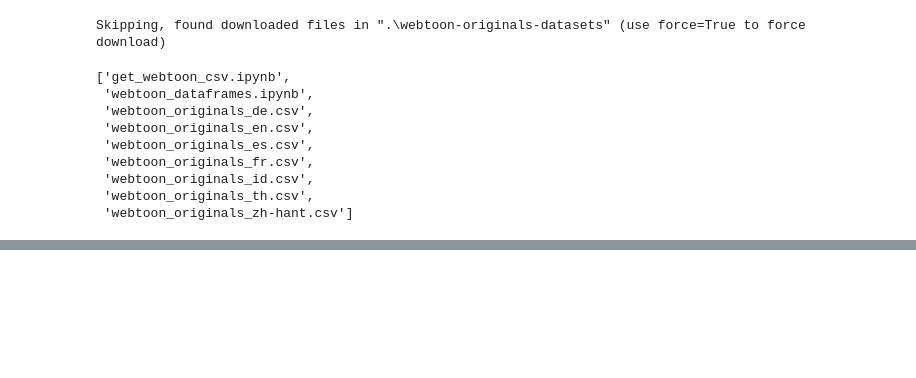
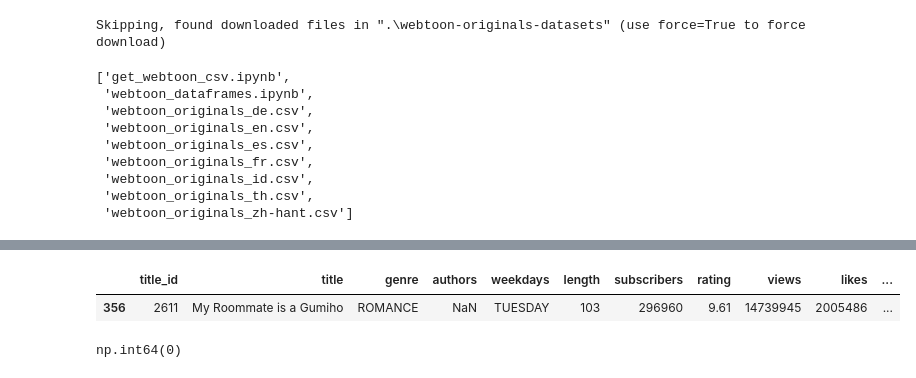
Before and after one commit to lauranikulski/tableau_python, a Jupyter notebook: tableau_python.ipynb, the cells around one changed output, grey strips where cells are left out. Saved outputs shown, nothing was run; the diff lists cells and outputs as text; code cells hidden in the pictures; blank space fills up the shorter version.

```diff
--- a/tableau_python.ipynb
+++ b/tableau_python.ipynb
@@ -93,3 +131,12 @@ dtype: object
+# %%
+df[df.isnull().any(axis=1)]
+# %% [output]
+|  | title_id | title | genre | authors | weekdays | length | subscribers | rating | views | likes | ... |
+| 356 | 2611 | My Roommate is a Gumiho | ROMANCE | NaN | TUESDAY | 103 | 296960 | 9.61 | 14739945 | 2005486 | ... |
+# %%
+df.duplicated().sum()
+# %% [output]
+np.int64(0)
 # %%
 # remove entire columns that are not needed
 # axis=1 drops columns, axis=0 would drop rows
```
Also changed, not shown: parts of 5 cells of this notebook, 1 other file.
